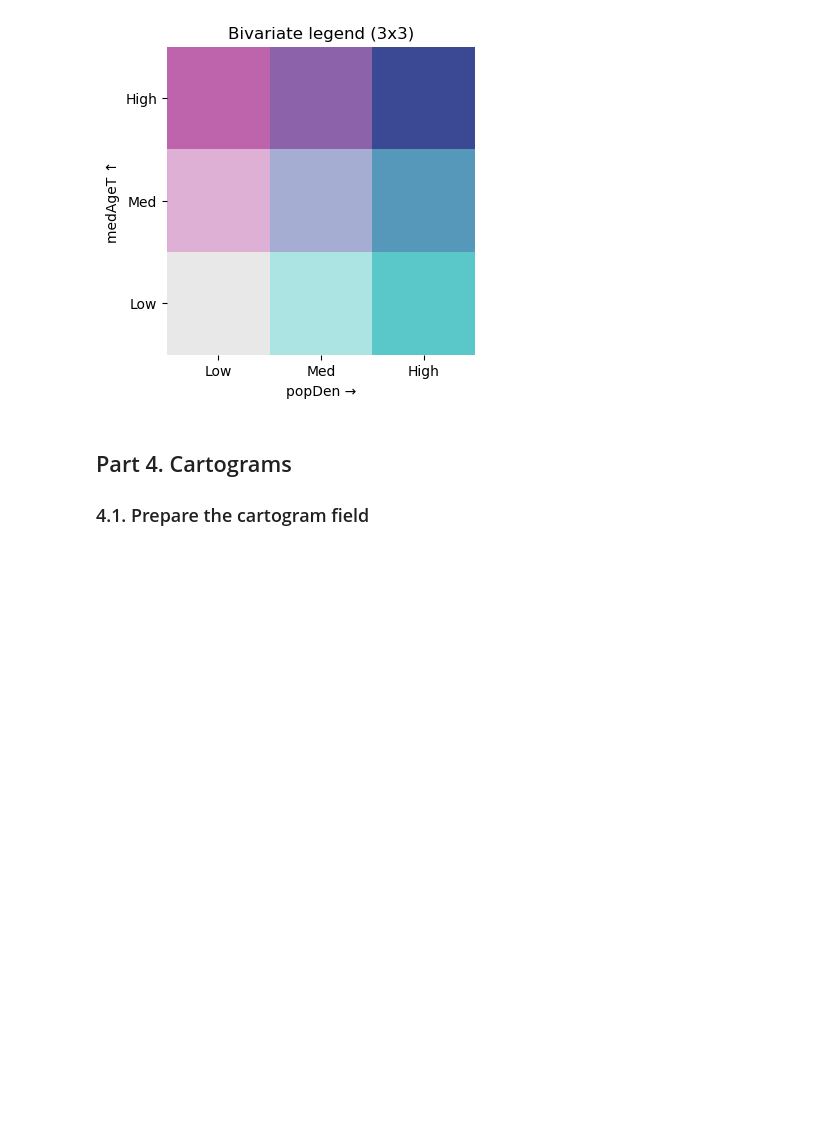
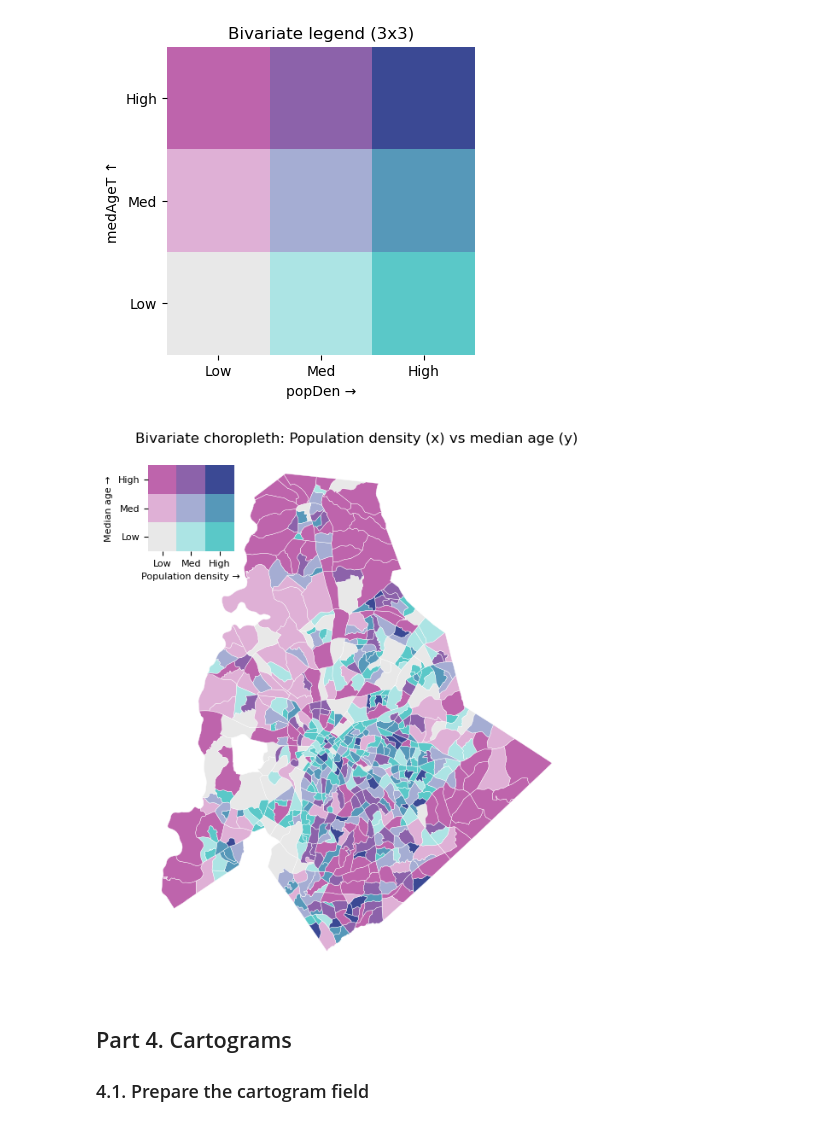
Before and after one commit to ykimgeo/GeoViz_Live, a Jupyter notebook: Week5/Lab5/Lab5.ipynb, the cells around one changed output. Cells and saved outputs as stored; diff of their text form; code cells hidden in the pictures; blank space fills up the shorter version.

```diff
--- a/Week5/Lab5/Lab5.ipynb
+++ b/Week5/Lab5/Lab5.ipynb
@@ -219,6 +217,61 @@ plt.title('Bivariate legend (3x3)')
 plt.show()
 # %% [output]
 [figure]
+# %%
+import matplotlib.pyplot as plt
+from matplotlib.patches import Rectangle
+from mpl_toolkits.axes_grid1.inset_locator import inset_axes
+
+fig, ax = plt.subplots(figsize=(10, 8))
+
+# ------------------
+# 1. Map
+# ------------------
+gdf_join.plot(
+    color=gdf_join["bi_color"],
+    linewidth=0.3,
+    edgecolor="white",
+    ax=ax
+)
+
+ax.set_title("Bivariate choropleth: Population density (x) vs median age (y)")
+ax.set_axis_off()
+
+# ------------------
+# 2. Inset legend
+# ------------------
+legend_ax = inset_axes(
+    ax,
+    width="20%",      # legend width relative to map
+    height="20%",     # legend height relative to map
+    loc="upper left"  # 위치 조절 가능
+)
+
+for y in range(N):
+    for x in range(N):
+        idx = y * N + x
+        legend_ax.add_patch(
+            Rectangle((x, y), 1, 1, facecolor=palette[idx], edgecolor="none")
+        )
+
+legend_ax.set_xlim(0, N)
+legend_ax.set_ylim(0, N)
+legend_ax.set_aspect("equal")
+
+legend_ax.set_xticks([0.5, 1.5, 2.5])
+legend_ax.set_yticks([0.5, 1.5, 2.5])
+legend_ax.set_xticklabels(["Low", "Med", "High"], fontsize=8)
+legend_ax.set_yticklabels(["Low", "Med", "High"], fontsize=8)
+
+legend_ax.set_xlabel("Population density →", fontsize=8)
+legend_ax.set_ylabel("Median age →", fontsize=8)
+
+for spine in legend_ax.spines.values():
+    spine.set_visible(False)
+
+plt.show()
+# %% [output]
+[figure, added]
 # %% [markdown]
 ## Part 4. Cartograms
 ### 4.1. Prepare the cartogram field
```
Also changed, not shown: parts of 5 cells of this notebook, 26 other files.
